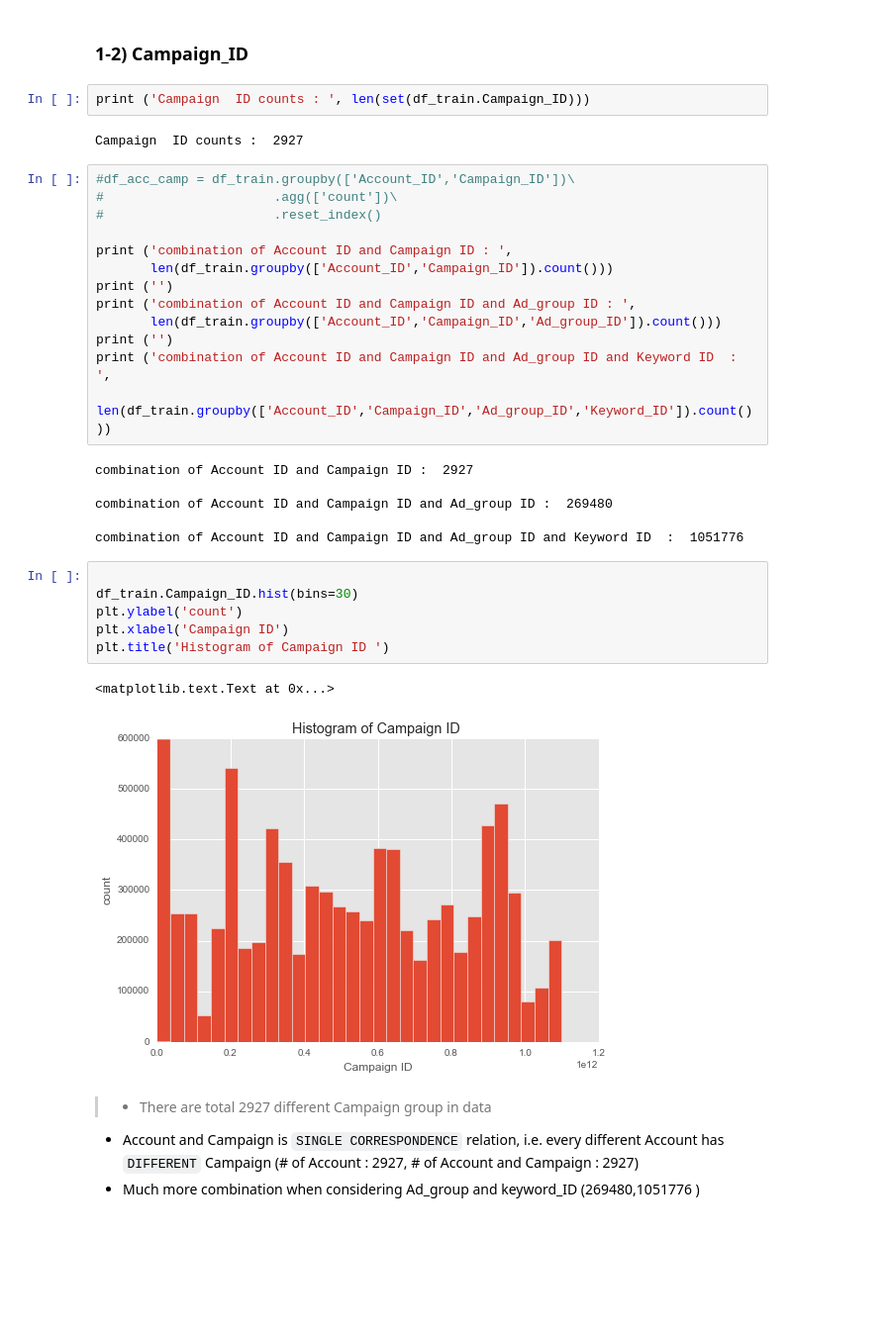
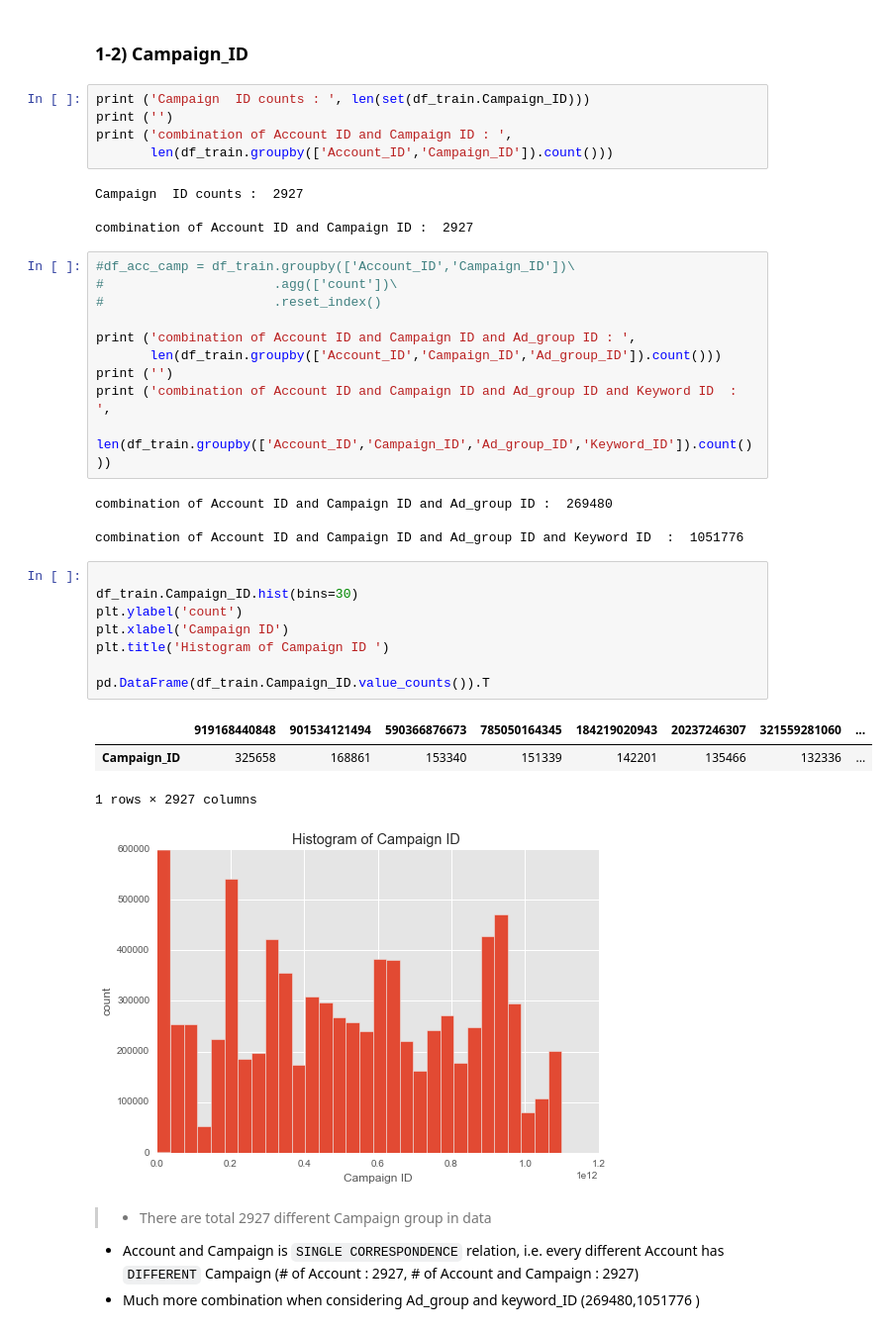
Before and after one commit to yennanliu/analysis, a Jupyter notebook: GY_guide/G_Y_Guide_EDA_final.ipynb, the cells around one changed output. Shown: that part at 99% size. Drawn from its saved outputs; the diff is of its cells as text; blank space fills up the shorter version.

```diff
--- a/GY_guide/G_Y_Guide_EDA_final.ipynb
+++ b/GY_guide/G_Y_Guide_EDA_final.ipynb
@@ -204,35 +204,39 @@ plt.title('Ads on Accounts (date) (filtered)')
 ### 1-2) Campaign_ID
 # %%
 print ('Campaign  ID counts : ', len(set(df_train.Campaign_ID)))
+print ('')
+print ('combination of Account ID and Campaign ID : ',
+       len(df_train.groupby(['Account_ID','Campaign_ID']).count()))
 # %% [output]
 Campaign  ID counts :  2927
+
+combination of Account ID and Campaign ID :  2927
 # %%
 #df_acc_camp = df_train.groupby(['Account_ID','Campaign_ID'])\
 #                      .agg(['count'])\
 #                      .reset_index()
 
-print ('combination of Account ID and Campaign ID : ',
-       len(df_train.groupby(['Account_ID','Campaign_ID']).count()))
-print ('')
 print ('combination of Account ID and Campaign ID and Ad_group ID : ',
        len(df_train.groupby(['Account_ID','Campaign_ID','Ad_group_ID']).count()))
 print ('')
 print ('combination of Account ID and Campaign ID and Ad_group ID and Keyword ID  : ',
        len(df_train.groupby(['Account_ID','Campaign_ID','Ad_group_ID','Keyword_ID']).count()))
 # %% [output]
-combination of Account ID and Campaign ID :  2927
-
 combination of Account ID and Campaign ID and Ad_group ID :  269480
 
 combination of Account ID and Campaign ID and Ad_group ID and Keyword ID  :  1051776
 # %%
 
 df_train.Campaign_ID.hist(bins=30)
 plt.ylabel('count')
 plt.xlabel('Campaign ID')
 plt.title('Histogram of Campaign ID ')
+
+pd.DataFrame(df_train.Campaign_ID.value_counts()).T
 # %% [output]
+|  | 919168440848 | 901534121494 | 590366876673 | 785050164345 | 184219020943 | 20237246307 | 321559281060 | ... |
+| Campaign_ID | 325658 | 168861 | 153340 | 151339 | 142201 | 135466 | 132336 | ... |
-<matplotlib.text.Text at 0x...>
+1 rows × 2927 columns
 [figure]
 # %% [markdown]
 > - There are total 2927 different Campaign group in data
```
Also changed, not shown: parts of 17 cells of this notebook.
